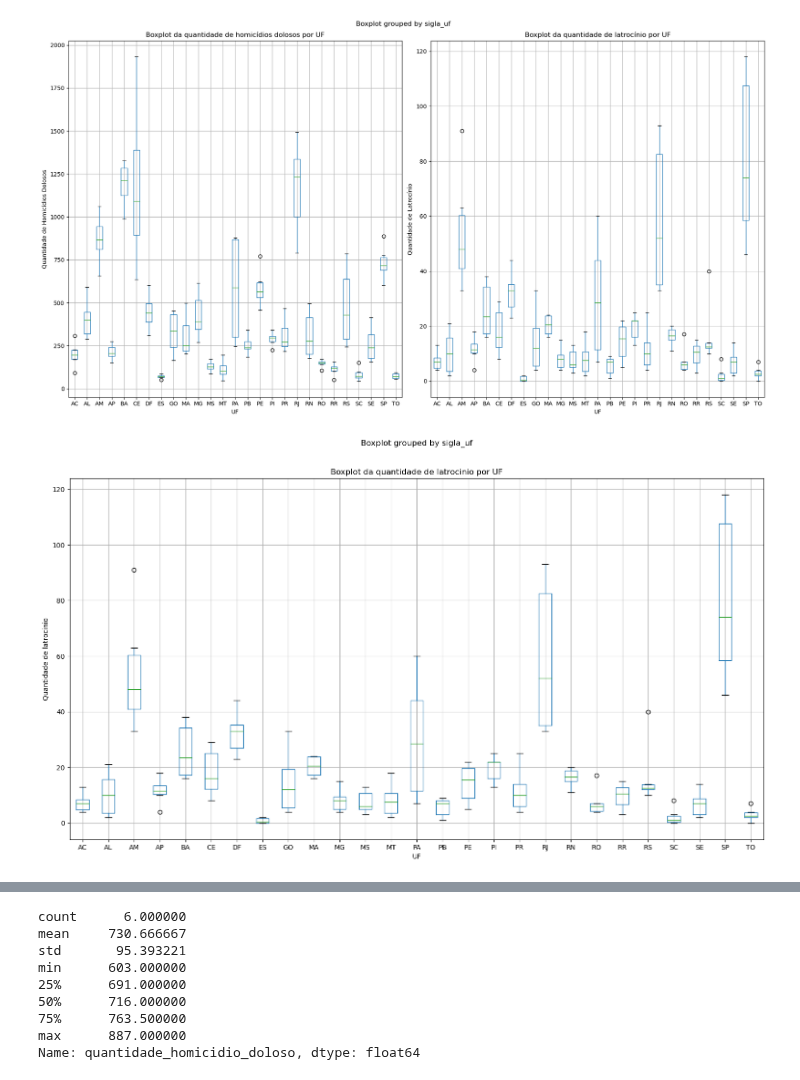
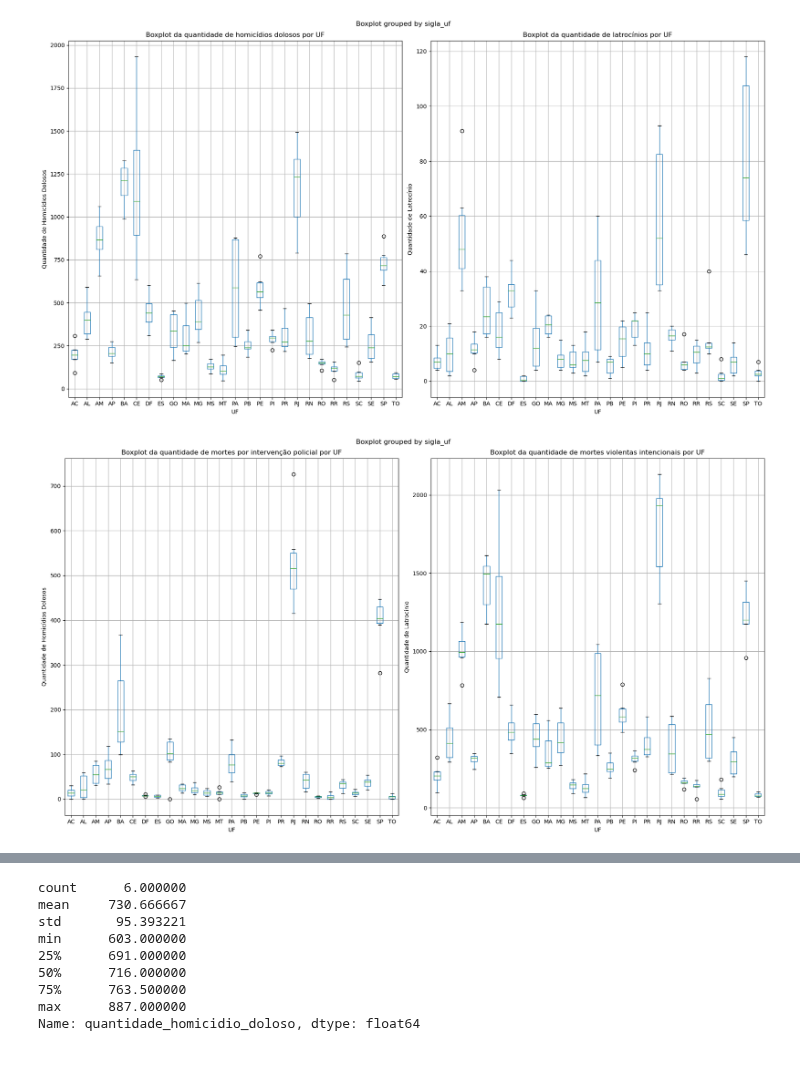
Before and after one commit to Iamiran1/Projeto-2---Ci-ncia-de-Dados, a Jupyter notebook: P2.ipynb, the cells around one changed output, grey strips where cells are left out. Cells and saved outputs as stored; diff of their text form; code cells hidden in the pictures.

Commit message:
boxplots

```diff
--- a/P2.ipynb
+++ b/P2.ipynb
@@ -141,13 +141,24 @@ plt.tight_layout()
 plt.show()
 # %% [output]
 [figure]
-# %%
-# Plotar o boxplot com tamanho da figura ajustado
-fig, ax = plt.subplots(figsize=(18, 10))
-dados.boxplot('quantidade_latrocinio', 'sigla_uf', ax=ax)
-ax.set_title('Boxplot da quantidade de latrocinio por UF')
-ax.set_xlabel('UF')
-ax.set_ylabel('Quantidade de latrocinio')
-plt.show()
-# %% [output]
-[figure, removed]
+# %%
+# Criar uma figura com subplots lado a lado
+fig, axs = plt.subplots(1, 2, figsize=(18, 10))
+
+# Boxplot da quantidade de homicídios dolosos por UF
+dados.boxplot('quantidade_mortes_intervencao_policial', 'sigla_uf', ax=axs[0])
+axs[0].set_title('Boxplot da quantidade de mortes por intervenção policial por UF')
+axs[0].set_xlabel('UF')
+axs[0].set_ylabel('Quantidade de Homicídios Dolosos')
+
+# Boxplot da quantidade de latrocínio por UF
+dados.boxplot('quantidade_mortes_violentas_intencionais', 'sigla_uf', ax=axs[1])
+axs[1].set_title('Boxplot da quantidade de mortes violentas intencionais por UF')
+axs[1].set_xlabel('UF')
+axs[1].set_ylabel('Quantidade de Latrocínio')
+
+# Ajustar layout para evitar sobreposição
+plt.tight_layout()
+plt.show()
+# %% [output]
+[figure, added]
```
Also changed, not shown: parts of 2 cells of this notebook.
